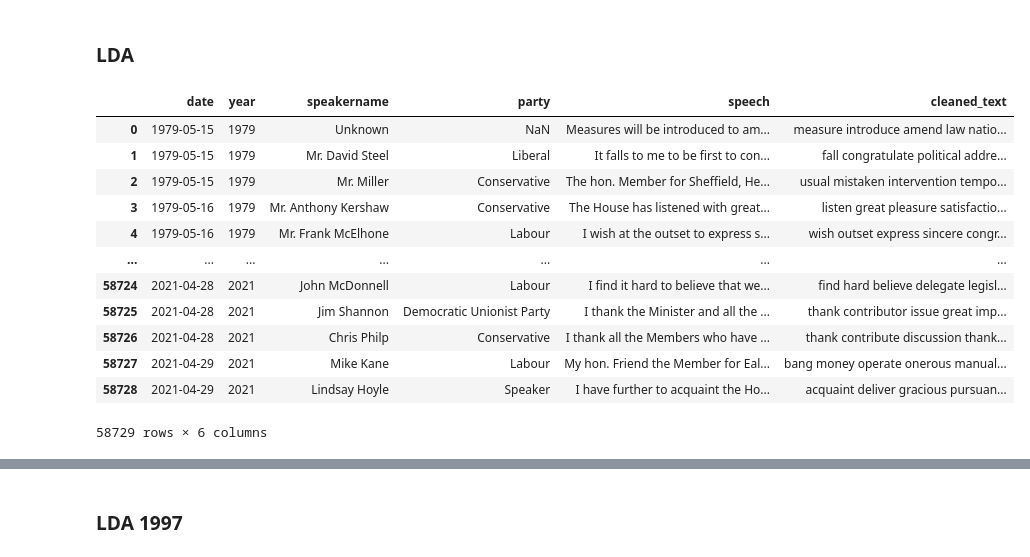
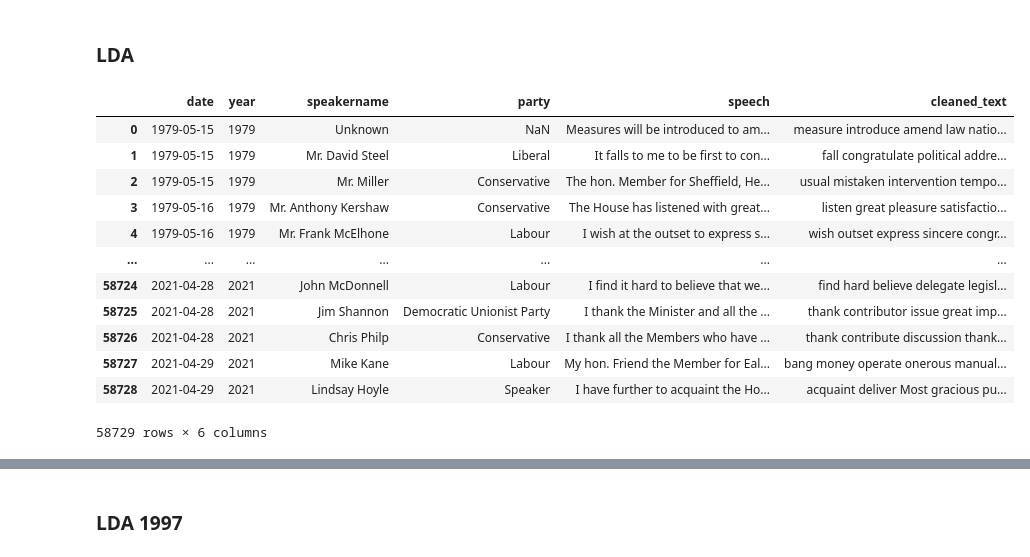
Before and after one commit to gmat17/text_mining_project, a Jupyter notebook: project_with_verbs.ipynb, the cells around one changed output, grey strips where cells are left out. Cells and saved outputs as stored; diff of their text form; code cells hidden in the pictures.

```diff
--- a/project_with_verbs.ipynb
+++ b/project_with_verbs.ipynb
@@ -609,21 +557,22 @@ Time span: 1979 – 2021
 # %% [markdown]
 ### LDA
 # %%
-df = pd.read_csv("migration_narratives_final_corpus (1).csv")
+# df = pd.read_csv("migration_narratives_final_corpus (1).csv")
+df = pd.read_csv("/Volumes/samsung_t7/migration_narratives_final_corpus_verbs.csv")
 df
 # %% [output]
 |  | date | year | speakername | party | speech | cleaned_text |
 | 0 | 1979-05-15 | 1979 | Unknown | NaN | Measures will be introduced to am... | measure introduce amend law natio... |
 | 1 | 1979-05-15 | 1979 | Mr. David Steel | Liberal | It falls to me to be first to con... | fall congratulate political addre... |
 | 2 | 1979-05-15 | 1979 | Mr. Miller | Conservative | The hon. Member for Sheffield, He... | usual mistaken intervention tempo... |
 | 3 | 1979-05-16 | 1979 | Mr. Anthony Kershaw | Conservative | The House has listened with great... | listen great pleasure satisfactio... |
 | 4 | 1979-05-16 | 1979 | Mr. Frank McElhone | Labour | I wish at the outset to express s... | wish outset express sincere congr... |
 | ... | ... | ... | ... | ... | ... | ... |
 | 58724 | 2021-04-28 | 2021 | John McDonnell | Labour | I find it hard to believe that we... | find hard believe delegate legisl... |
 | 58725 | 2021-04-28 | 2021 | Jim Shannon | Democratic Unionist Party | I thank the Minister and all the ... | thank contributor issue great imp... |
 | 58726 | 2021-04-28 | 2021 | Chris Philp | Conservative | I thank all the Members who have ... | thank contribute discussion thank... |
 | 58727 | 2021-04-29 | 2021 | Mike Kane | Labour | My hon. Friend the Member for Eal... | bang money operate onerous manual... |
-| 58728 | 2021-04-29 | 2021 | Lindsay Hoyle | Speaker | I have further to acquaint the Ho... | acquaint deliver gracious pursuan... |
+| 58728 | 2021-04-29 | 2021 | Lindsay Hoyle | Speaker | I have further to acquaint the Ho... | acquaint deliver Most gracious pu... |
 58729 rows × 6 columns
 # %%
 !pip install gensim
```
Also changed, not shown: parts of 27 cells of this notebook.
